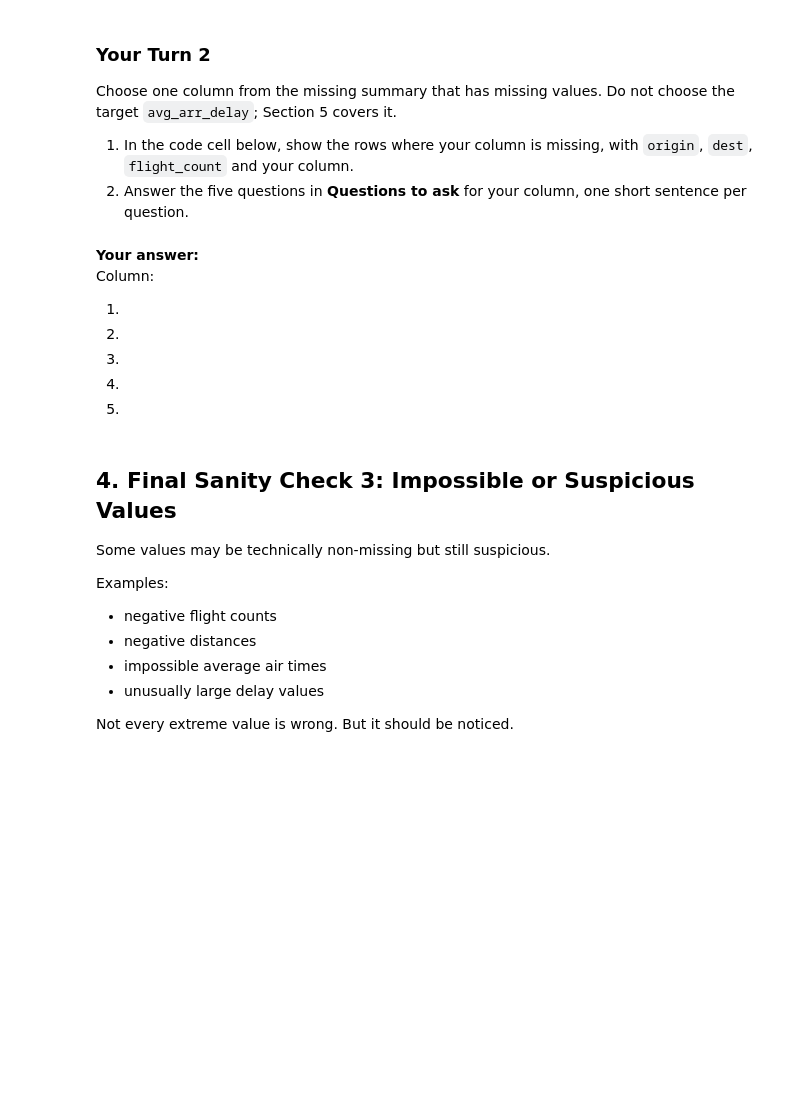
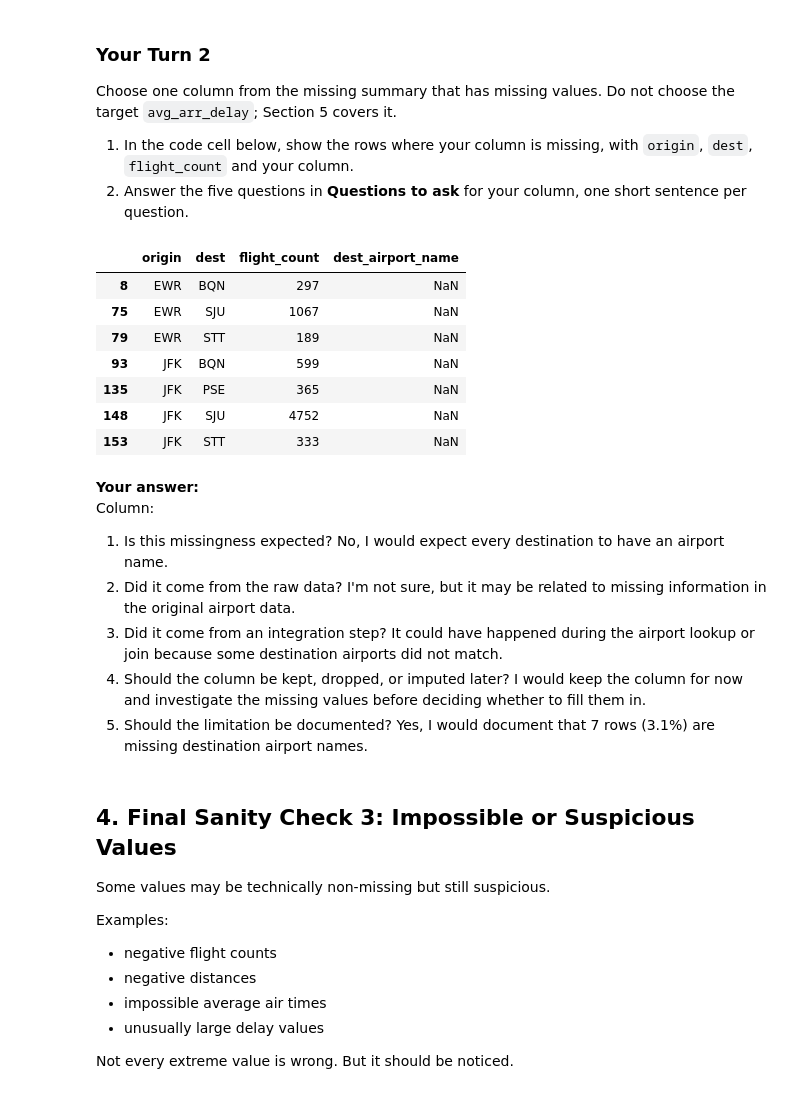
Before and after one commit to Timibab/week11ban6003, a Jupyter notebook: notebooks/module11_abt_documentation_guided_lab.ipynb, the cells around one changed output. Drawn from its saved outputs; the diff is of its cells as text; code cells hidden in the pictures; blank space fills up the shorter version.

```diff
--- a/notebooks/module11_abt_documentation_guided_lab.ipynb
+++ b/notebooks/module11_abt_documentation_guided_lab.ipynb
@@ -191,16 +242,28 @@ Choose one column from the missing summary that has missing values. Do not choos
 # %%
 # Your Turn 2
 # Replace your_column with the column you chose, then show its missing rows.
 # Hint: route_abt[route_abt["your_column"].isna()][["origin", "dest", "flight_count", "your_column"]]
+route_abt[route_abt["dest_airport_name"].isna()][
+    ["origin", "dest", "flight_count", "dest_airport_name"]
+]
+# %% [output]
+|  | origin | dest | flight_count | dest_airport_name |
+| 8 | EWR | BQN | 297 | NaN |
+| 75 | EWR | SJU | 1067 | NaN |
+| 79 | EWR | STT | 189 | NaN |
+| 93 | JFK | BQN | 599 | NaN |
+| 135 | JFK | PSE | 365 | NaN |
+| 148 | JFK | SJU | 4752 | NaN |
+| 153 | JFK | STT | 333 | NaN |
 # %% [markdown]
 **Your answer:**
 Column:
 
-1.
-2.
-3.
-4.
-5.
+1. Is this missingness expected? No, I would expect every destination to have an airport name.
+2. Did it come from the raw data? I'm not sure, but it may be related to missing information in the original airport data.
+3. Did it come from an integration step? It could have happened during the airport lookup or join because some destination airports did not match.
+4. Should the column be kept, dropped, or imputed later? I would keep the column for now and investigate the missing values before deciding whether to fill them in.
+5. Should the limitation be documented? Yes, I would document that 7 rows (3.1%) are missing destination airport names.
 # %% [markdown]
 ## 4. Final Sanity Check 3: Impossible or Suspicious Values
 
```
Also changed, not shown: parts of 29 cells of this notebook, 3 other files.
